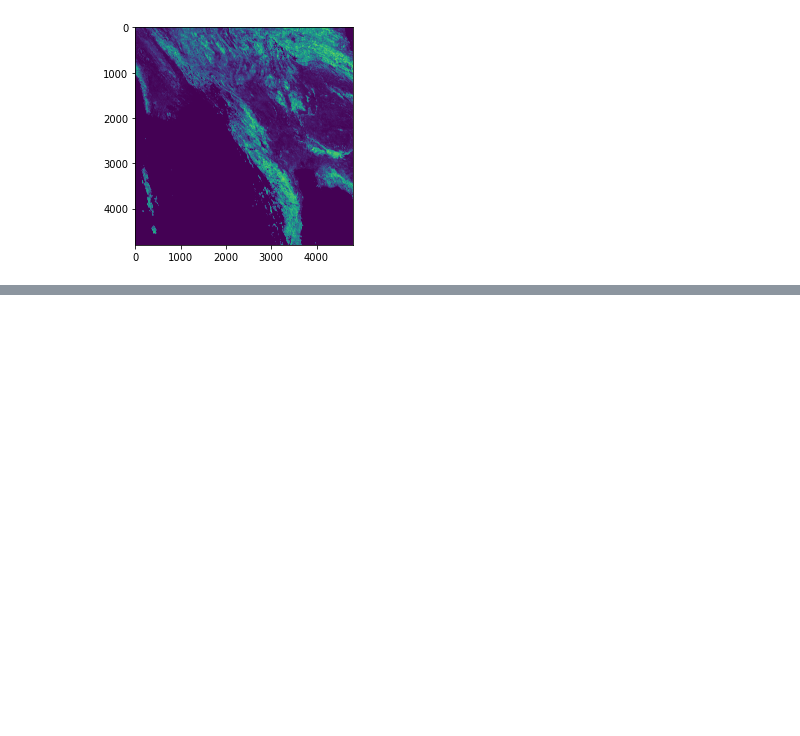
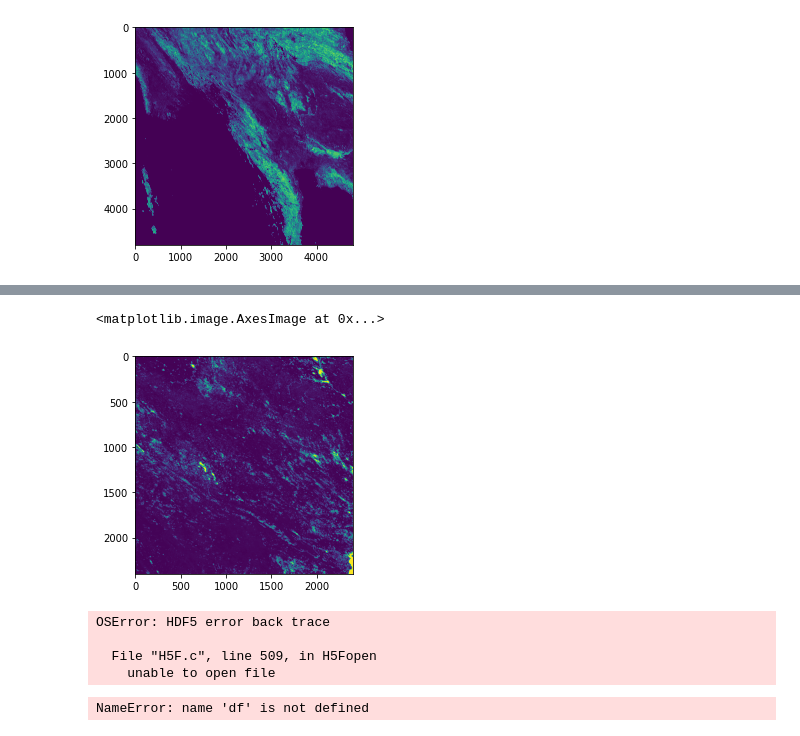
Before and after one commit to akiFQC/covid19-bayleaf, a Jupyter notebook: src/test_h5.ipynb, the cells around one changed output, grey strips where cells are left out. Cells and saved outputs as stored; diff of their text form; code cells hidden in the pictures; blank space fills up the shorter version.

```diff
--- a/src/test_h5.ipynb
+++ b/src/test_h5.ipynb
@@ -44,0 +55,10 @@ plt.show()
+# %%
+FILE_NAME ="../data/test_data/MCD15A2H.A2020137.h27v06.006.2020148021544.hdf"
+
+hdf = SD(FILE_NAME, SDC.READ)
+
+print(hdf.datasets())
+
+print(type(hdf.select("Lai_500m")))
+x=hdf.select("LaiStdDev_500m")[:]
+print(hdf.select('Fpar_500m')[:])
@@ -44,0 +75,16 @@ plt.show()
+# %%
+plt.imshow(x)
+# %% [output]
+<matplotlib.image.AxesImage at 0x...>
+[figure, added]
+# %%
+df = pd.read_hdf("../data/test_data/MCD15A2H.A2020137.h27v06.006.2020148021544.hdf")
+# %% [output]
+OSError: HDF5 error back trace
+
+  File "H5F.c", line 509, in H5Fopen
+    unable to open file
+# %%
+df
+# %% [output]
+NameError: name 'df' is not defined
```
Also changed, not shown: parts of 4 cells of this notebook, 7 other files.
